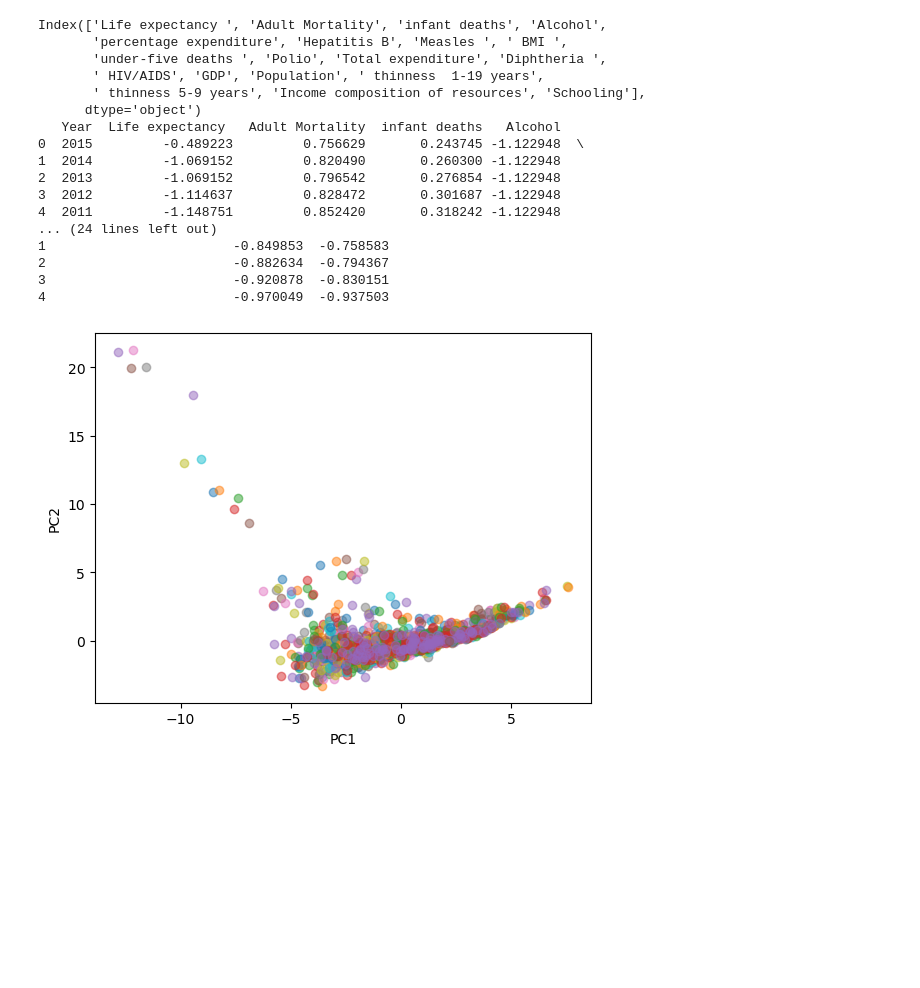
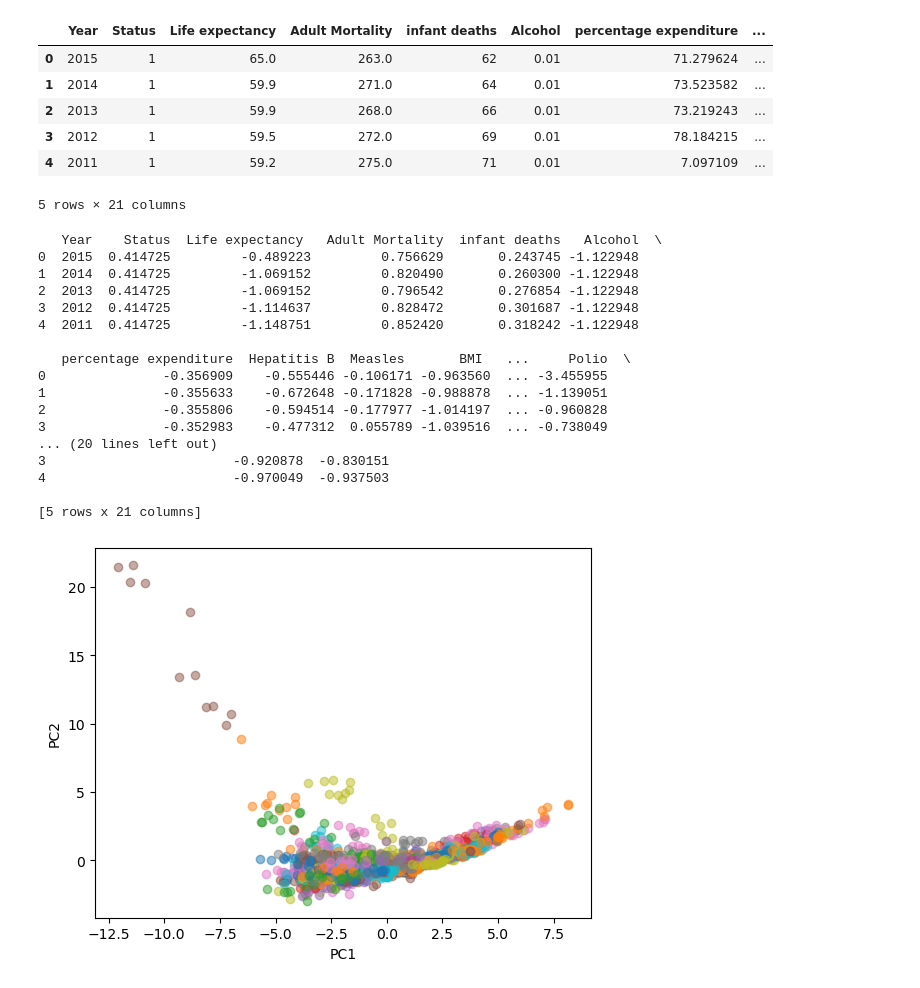
Before and after one commit to Apros7/DTU_MachineLearning, a Jupyter notebook: Project1/Will PCA.ipynb, the cells around one changed output. Drawn from its saved outputs; the diff is of its cells as text; code cells hidden in the pictures; blank space fills up the shorter version.

```diff
--- a/Project1/Will PCA.ipynb
+++ b/Project1/Will PCA.ipynb
@@ -1,41 +1,55 @@
 # %%
 
 import numpy as np
 import pandas as pd
 import matplotlib.pyplot as plt
 from scipy.linalg import svd
 from sklearn.preprocessing import StandardScaler
 from scipy import stats
 
 # Load xls sheet with data
 df = pd.read_csv('Life Expectancy Data With Dropped Rows.csv', index_col=0)
 country = df.iloc[:, 0].tolist()
-df.drop(columns =["Country","Status"],inplace = True)
+df.drop(columns =["Country"],inplace = True)
 
-
-
-cols = df.columns[1:]
-for col in cols:
-    df[col] = stats.zscore(df[col])
-print(df.head())
+develop = df.iloc[:,1].tolist()
+developNames = sorted(set(develop))
+developDict = dict(zip(developNames,range(2))) #0 for developed; 1 for developing
+develop = np.asarray([developDict[value] for value in develop])
+df["Status"] = develop
 # %% [output]
+|  | Year | Status | Life expectancy | Adult Mortality | infant deaths | Alcohol | percentage expenditure | ... |
+| 0 | 2015 | 1 | 65.0 | 263.0 | 62 | 0.01 | 71.279624 | ... |
+| 1 | 2014 | 1 | 59.9 | 271.0 | 64 | 0.01 | 73.523582 | ... |
+| 2 | 2013 | 1 | 59.9 | 268.0 | 66 | 0.01 | 73.219243 | ... |
+| 3 | 2012 | 1 | 59.5 | 272.0 | 69 | 0.01 | 78.184215 | ... |
+| 4 | 2011 | 1 | 59.2 | 275.0 | 71 | 0.01 | 7.097109 | ... |
-Index(['Life expectancy ', 'Adult Mortality', 'infant deaths', 'Alcohol',
-       'percentage expenditure', 'Hepatitis B', 'Measles ', ' BMI ',
-       'under-five deaths ', 'Polio', 'Total expenditure', 'Diphtheria ',
-       ' HIV/AIDS', 'GDP', 'Population', ' thinness  1-19 years',
-       ' thinness 5-9 years', 'Income composition of resources', 'Schooling'],
-      dtype='object')
-   Year  Life expectancy   Adult Mortality  infant deaths   Alcohol
-0  2015         -0.489223         0.756629       0.243745 -1.122948  \
-1  2014         -1.069152         0.820490       0.260300 -1.122948
-2  2013         -1.069152         0.796542       0.276854 -1.122948
-3  2012         -1.114637         0.828472       0.301687 -1.122948
-4  2011         -1.148751         0.852420       0.318242 -1.122948
-... (24 lines left out)
-1                        -0.849853  -0.758583
-2                        -0.882634  -0.794367
-3                        -0.920878  -0.830151
-4                        -0.970049  -0.937503
+5 rows × 21 columns
+# %%
+
+
+cols = df.columns[1:]
+for col in cols:
+    df[col] = stats.zscore(df[col])
+print(df.head())
+# %% [output]
+   Year    Status  Life expectancy   Adult Mortality  infant deaths   Alcohol  \
+0  2015  0.414725         -0.489223         0.756629       0.243745 -1.122948
+1  2014  0.414725         -1.069152         0.820490       0.260300 -1.122948
+2  2013  0.414725         -1.069152         0.796542       0.276854 -1.122948
+3  2012  0.414725         -1.114637         0.828472       0.301687 -1.122948
+4  2011  0.414725         -1.148751         0.852420       0.318242 -1.122948
+
+   percentage expenditure  Hepatitis B  Measles       BMI   ...     Polio  \
+0               -0.356909    -0.555446 -0.106171 -0.963560  ... -3.455955
+1               -0.355633    -0.672648 -0.171828 -0.988878  ... -1.139051
+2               -0.355806    -0.594514 -0.177977 -1.014197  ... -0.960828
+3               -0.352983    -0.477312  0.055789 -1.039516  ... -0.738049
+... (20 lines left out)
+3                        -0.920878  -0.830151
+4                        -0.970049  -0.937503
+
+[5 rows x 21 columns]
 # %%
 df.to_numpy()
 
@@ -75,7 +89,7 @@ plt.show()
 
 #maybe split for developed and developing countries and even split by continent?
 # %% [output]
-[figure, old version]
+[figure, new version]
 # %%
 # Compute variance explained by principal components
 rho = (S*S) / (S*S).sum()
```
Also changed, not shown: parts of 2 cells of this notebook.
